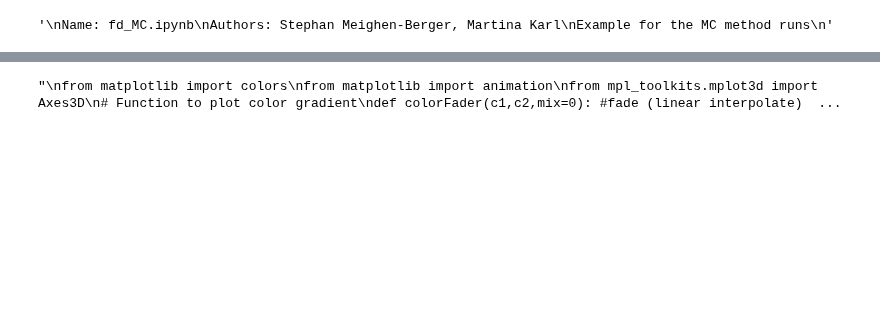
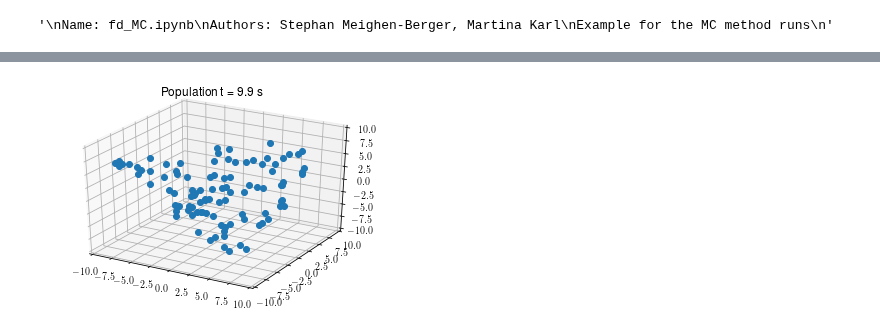
Before and after one commit to MeighenBergerS/fourth_day, a Jupyter notebook: examples/fd_MC.ipynb, the cells around one changed output, grey strips where cells are left out. Saved outputs shown, nothing was run; the diff lists cells and outputs as text; code cells hidden in the pictures; blank space fills up the shorter version.

```diff
--- a/examples/fd_MC.ipynb
+++ b/examples/fd_MC.ipynb
@@ -88,50 +98,35 @@ fd.mc_run.distribution.shape
 # %%
 # Animation
 # This requires "save population" in config to be set to true
-"""
+
 from matplotlib import colors
 from matplotlib import animation
 from mpl_toolkits.mplot3d import Axes3D
-# Function to plot color gradient
-def colorFader(c1,c2,mix=0): #fade (linear interpolate) from color c1 (at mix=0) to c2 (mix=1)
-    c1=np.array(colors.to_rgb(c1))
-    c2=np.array(colors.to_rgb(c2))
-    first_term = np.array([
-        [c1[0] * (1. - mix[i]), c1[1] * (1. - mix[i]), c1[2] * (1. - mix[i])]
-        for i in range(len(mix))
-    ])
-    second_term = np.array([
-        [c2[0] * mix[i], c2[1] * mix[i], c2[2] * mix[i]]
-        for i in range(len(mix))
-    ])
-    return (first_term - second_term)
 # The figure
 figure = plt.figure()
 ax = figure.add_subplot(111, projection='3d')
 def update_line(i):
     im.set_data(
         fd.mc_run.distribution[i][:,0],
         fd.mc_run.distribution[i][:,1],
     )
     im.set_3d_properties(
         fd.mc_run.distribution[i][:,2],
     )
     title.set_text('Population t = %.1f s' % fd.t[i])
-    # im.set_markerfacecolor(colorFader(col1, col2, fd.mc_run.distribution[i][:, 8] / fd.mc_run.distribution[i][:, 7]))
     return title, im,
 plt.rcParams['animation.ffmpeg_path'] = 'C:\\Users\\steph\\OneDrive\\ffmpeg\\ffmpeg.exe'
 title=ax.set_title('Population t = 0 s')
 im, = ax.plot(fd.mc_run.distribution[0][:,0], fd.mc_run.distribution[0][:,1], fd.mc_run.distribution[0][:,2],
               linestyle='', marker='o')
-col1 = 'r'
-col2 = 'b'
-# im.set_markerfacecolor(colorFader(col1, col2, fd.mc_run.distribution[0][:, 8] / fd.mc_run.distribution[0][:, 7]))
+ax.set_xlim(-fd.world.bounding_box/2, fd.world.bounding_box/2)
+ax.set_ylim(-fd.world.bounding_box/2, fd.world.bounding_box/2)
+ax.set_zlim(-fd.world.bounding_box/2, fd.world.bounding_box/2)
 # Population distribution in the end
 anim = animation.FuncAnimation(figure, update_line,
-                               frames=1000, interval=10, blit=True)
+                               frames=100, interval=10, blit=True)
 mywriter = animation.FFMpegWriter()
-anim.save('mymovie.mp4',writer=mywriter)
+anim.save('movement_tetrahedron.mp4',writer=mywriter)
 plt.show()
-"""
 # %% [output]
-"\nfrom matplotlib import colors\nfrom matplotlib import animation\nfrom mpl_toolkits.mplot3d import Axes3D\n# Function to plot color gradient\ndef colorFader(c1,c2,mix=0): #fade (linear interpolate)  ...
+[figure, added]
```
Also changed, not shown: parts of 4 cells of this notebook, 4 other files.
